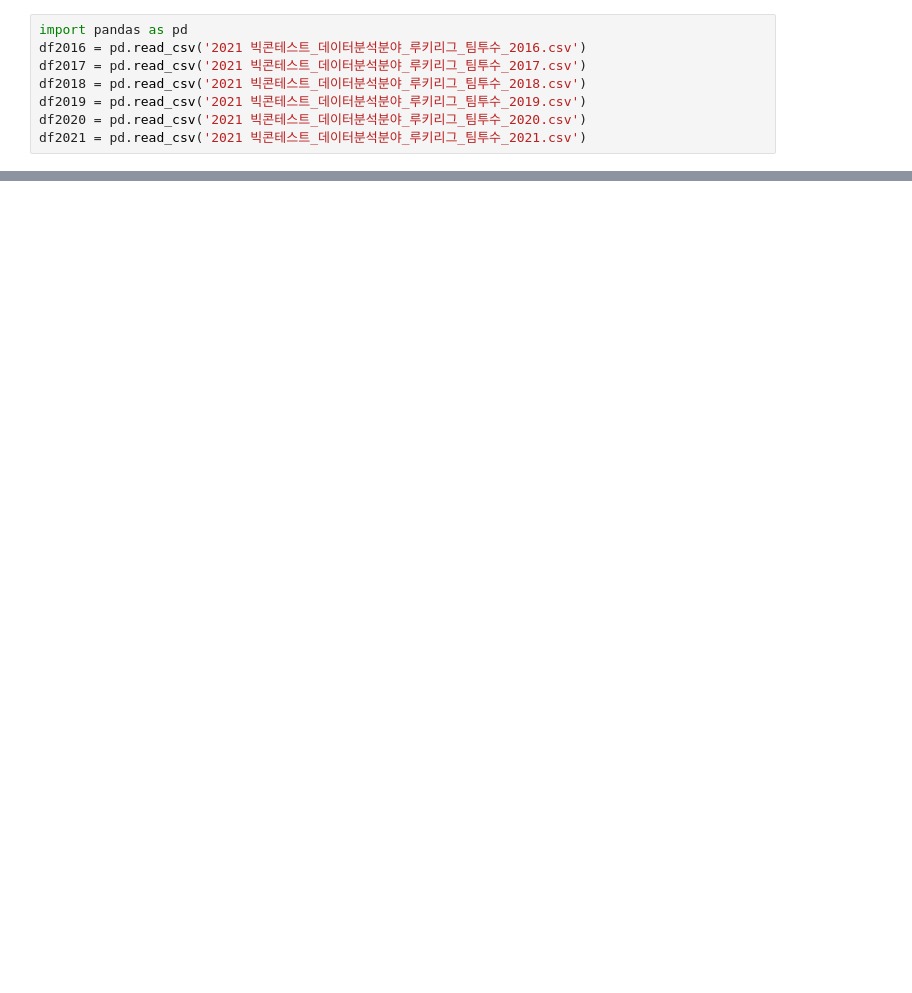
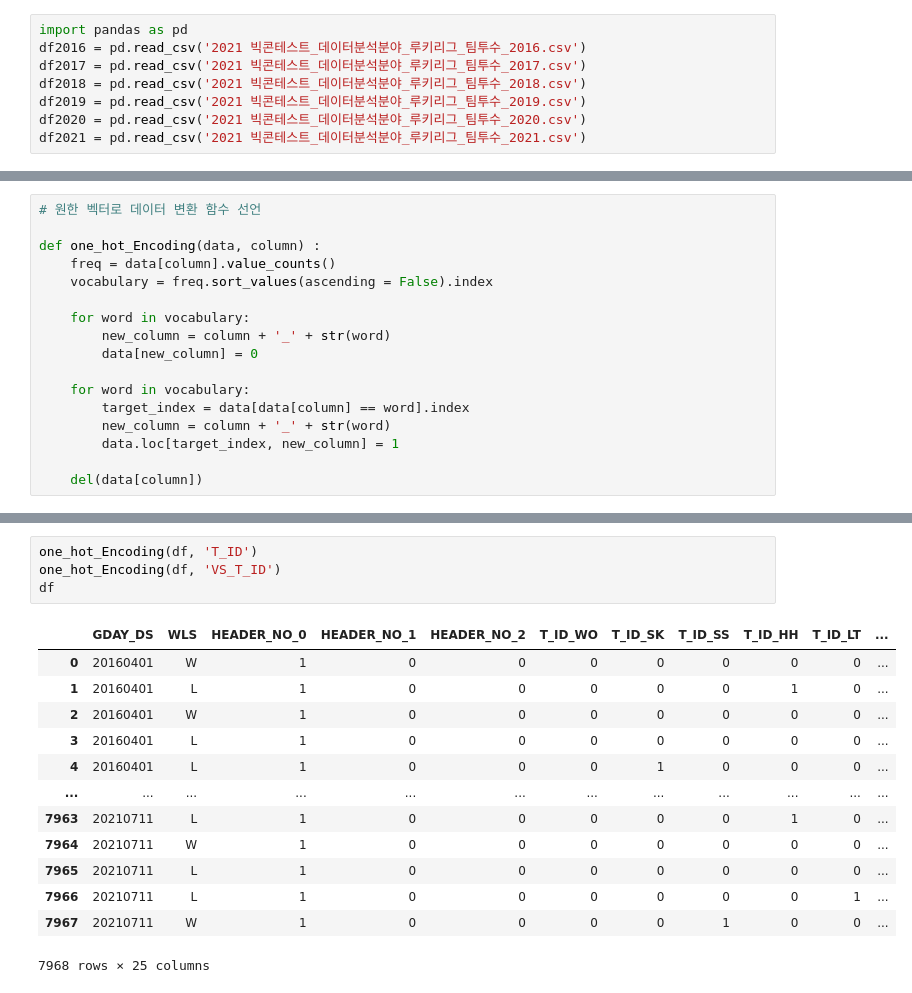
Before and after one commit to DailyPoem/Wise-Saying, a Jupyter notebook: Rookie_League/Test.ipynb, the cells around one changed output, grey strips where cells are left out. Drawn from its saved outputs; the diff is of its cells as text; blank space fills up the shorter version.

```diff
--- a/Rookie_League/Test.ipynb
+++ b/Rookie_League/Test.ipynb
@@ -59,0 +73,17 @@ df
+# %%
+# 원한 벡터로 데이터 변환 함수 선언
+
+def one_hot_Encoding(data, column) :
+    freq = data[column].value_counts()
+    vocabulary = freq.sort_values(ascending = False).index
+
+    for word in vocabulary:
+        new_column = column + '_' + str(word)
+        data[new_column] = 0
+
+    for word in vocabulary:
+        target_index = data[data[column] == word].index
+        new_column = column + '_' + str(word)
+        data.loc[target_index, new_column] = 1
+
+    del(data[column])
@@ -60,3 +107,21 @@ df
+# %%
+one_hot_Encoding(df, 'T_ID')
+one_hot_Encoding(df, 'VS_T_ID')
+df
+# %% [output]
+|  | GDAY_DS | WLS | HEADER_NO_0 | HEADER_NO_1 | HEADER_NO_2 | T_ID_WO | T_ID_SK | T_ID_SS | T_ID_HH | T_ID_LT | ... |
+| 0 | 20160401 | W | 1 | 0 | 0 | 0 | 0 | 0 | 0 | 0 | ... |
+| 1 | 20160401 | L | 1 | 0 | 0 | 0 | 0 | 0 | 1 | 0 | ... |
+| 2 | 20160401 | W | 1 | 0 | 0 | 0 | 0 | 0 | 0 | 0 | ... |
+| 3 | 20160401 | L | 1 | 0 | 0 | 0 | 0 | 0 | 0 | 0 | ... |
+| 4 | 20160401 | L | 1 | 0 | 0 | 0 | 1 | 0 | 0 | 0 | ... |
+| ... | ... | ... | ... | ... | ... | ... | ... | ... | ... | ... | ... |
+| 7963 | 20210711 | L | 1 | 0 | 0 | 0 | 0 | 0 | 1 | 0 | ... |
+| 7964 | 20210711 | W | 1 | 0 | 0 | 0 | 0 | 0 | 0 | 0 | ... |
+| 7965 | 20210711 | L | 1 | 0 | 0 | 0 | 0 | 0 | 0 | 0 | ... |
+| 7966 | 20210711 | L | 1 | 0 | 0 | 0 | 0 | 0 | 0 | 1 | ... |
+| 7967 | 20210711 | W | 1 | 0 | 0 | 0 | 0 | 1 | 0 | 0 | ... |
+7968 rows × 25 columns
 # %%
 df['WLS'].value_counts()
 # %% [output]
```
Also changed, not shown: parts of 23 cells of this notebook.
